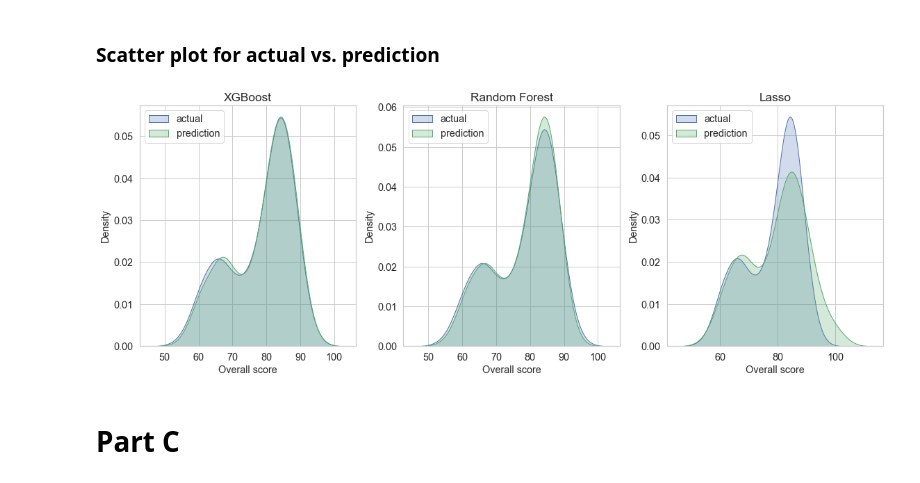
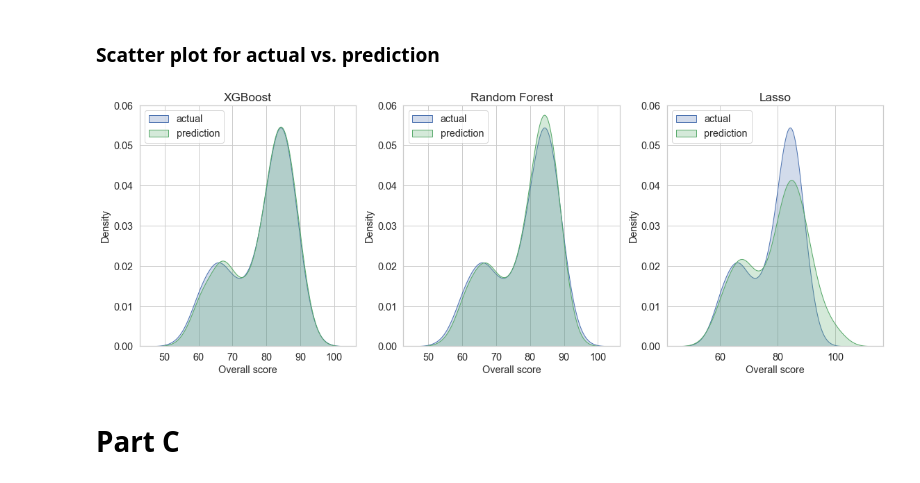
Before and after one commit to rhashimo/cs109-final-project, a Jupyter notebook: 02_ryu_partA-C.ipynb, the cells around one changed output. Drawn from its saved outputs; the diff is of its cells as text; code cells hidden in the pictures.

```diff
--- a/02_ryu_partA-C.ipynb
+++ b/02_ryu_partA-C.ipynb
@@ -396,30 +396,31 @@ df_a_viz = pd.DataFrame({'actual':y_te,
 # %%
 # create a list of predictions
 predictions = ['pred_xgb','pred_rf','pred_lasso']
 models = ['XGBoost','Random Forest','Lasso']
 
 fig, axs = plt.subplots(1, 3, figsize=(16, 6))
 for i, ax in enumerate(axs.ravel()):
     sns.kdeplot(data=df_a_viz,
                 x='actual',
                 color='b',
                 fill='b',
                 label='actual',
                 ax=ax)
     sns.kdeplot(data=df_a_viz,
                 x=predictions[i],
                 color='g',
                 fill='g',
                 label='prediction',
                 ax=ax)
+    ax.set_ylim(0, 0.06)
     ax.set(xlabel='Overall score',
            title=models[i])
     ax.legend(loc='upper left')
 #fig.suptitle('Relationship between actual and predicted scores, by models', fontsize=20)
 plt.tight_layout()
 fig.savefig('figures/PartA_kde_models.png', dpi=300)
 # %% [output]
-[figure, old version]
+[figure, new version]
 # %% [markdown]
 # Part C
 # %% [markdown]
```
Also changed, not shown: 8 other files.
